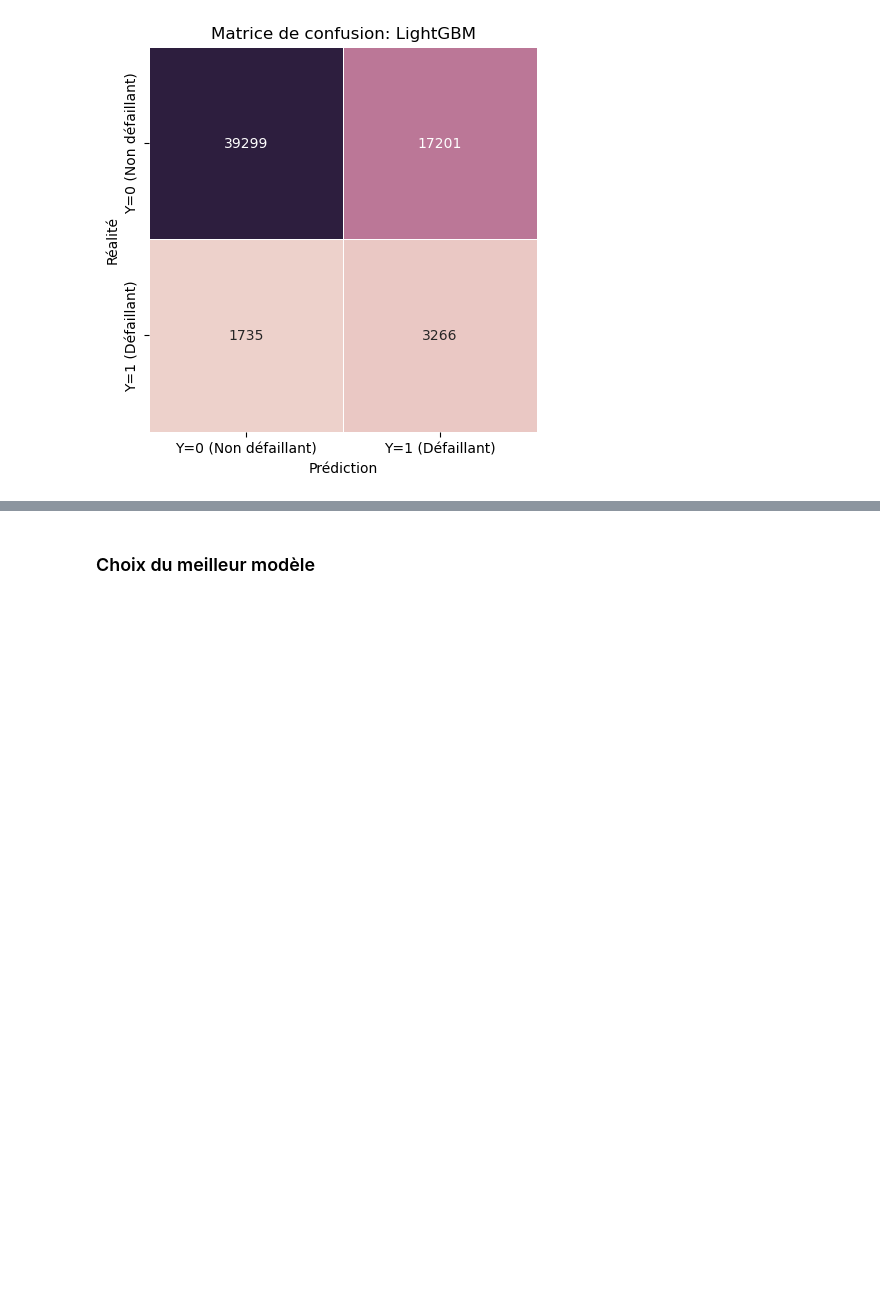
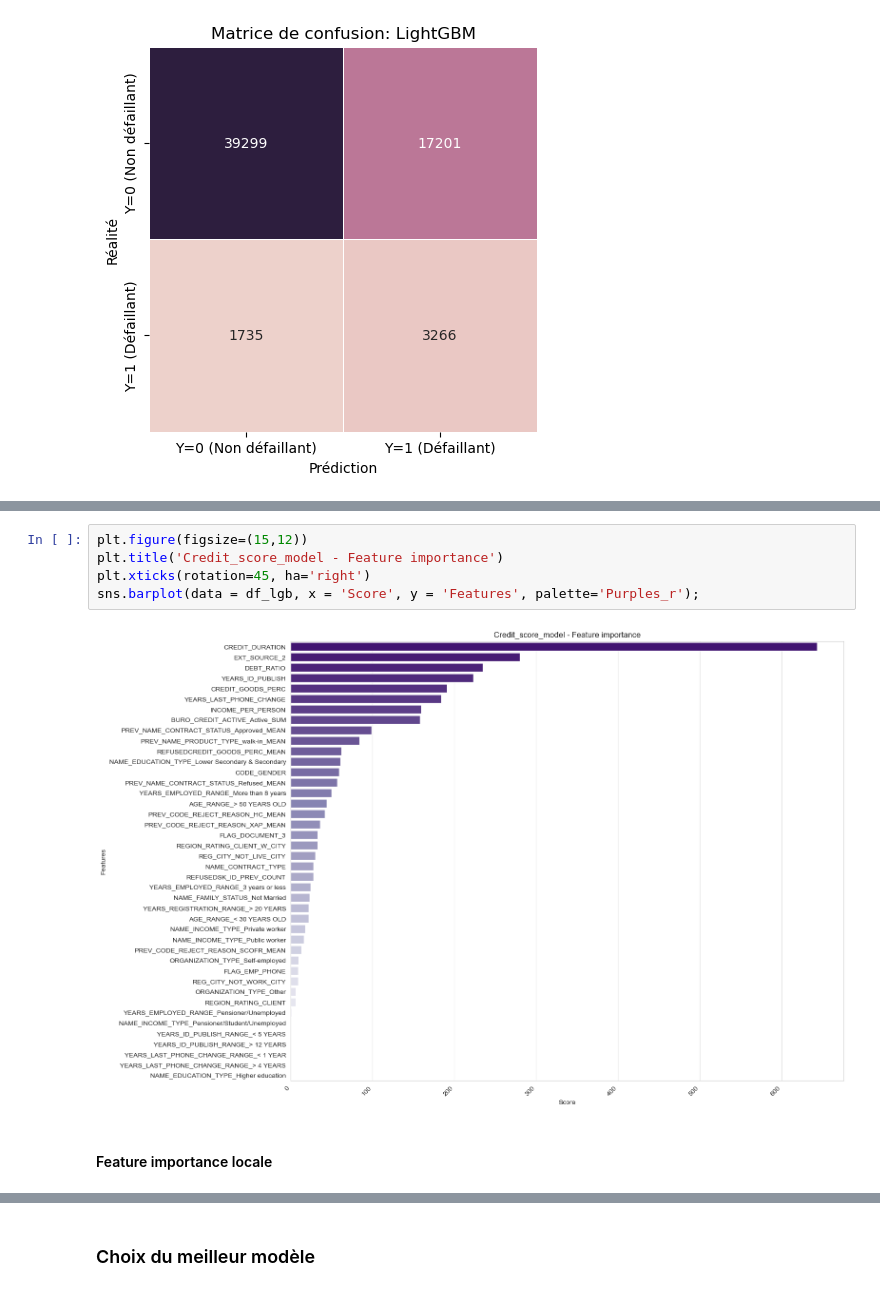
Before and after one commit to Milie-Mimi/OC_DS_Project7_, a Jupyter notebook: GROSCHENE_Emilie_2_model_032023.ipynb, the cells around one changed output, grey strips where cells are left out. Saved outputs shown, nothing was run; the diff lists cells and outputs as text; blank space fills up the shorter version.

Commit message:
Credit score model feature importance globales

```diff
--- a/GROSCHENE_Emilie_2_model_032023.ipynb
+++ b/GROSCHENE_Emilie_2_model_032023.ipynb
@@ -2112,0 +2031,9 @@ print("Explanation Global Prediction             : ", breast_cancer.target_names
+# %%
+plt.figure(figsize=(15,12))
+plt.title('Credit_score_model - Feature importance')
+plt.xticks(rotation=45, ha='right')
+sns.barplot(data = df_lgb, x = 'Score', y = 'Features', palette='Purples_r');
+# %% [output]
+[figure, added]
+# %% [markdown]
+#### Feature importance locale
```
Also changed, not shown: parts of 267 cells of this notebook.
